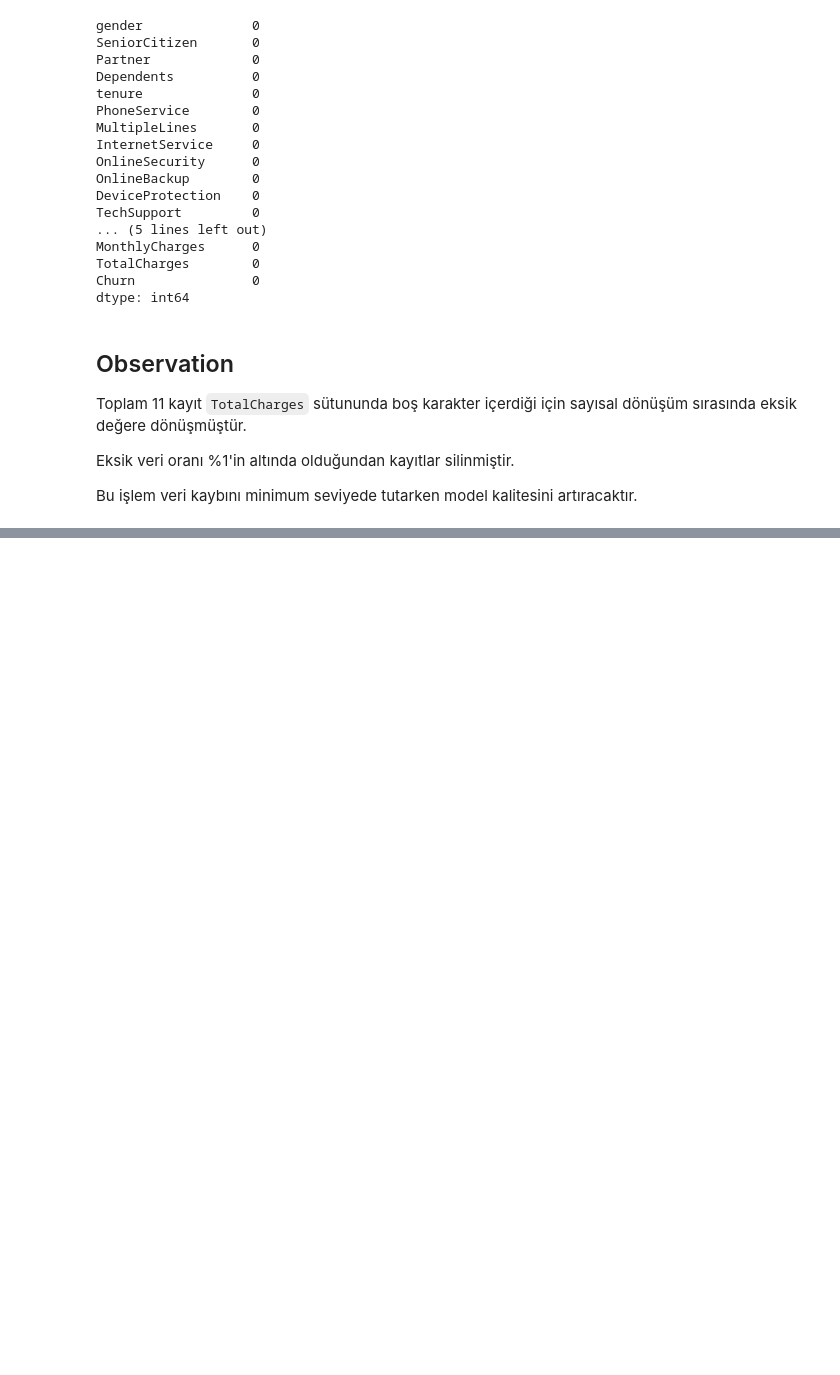
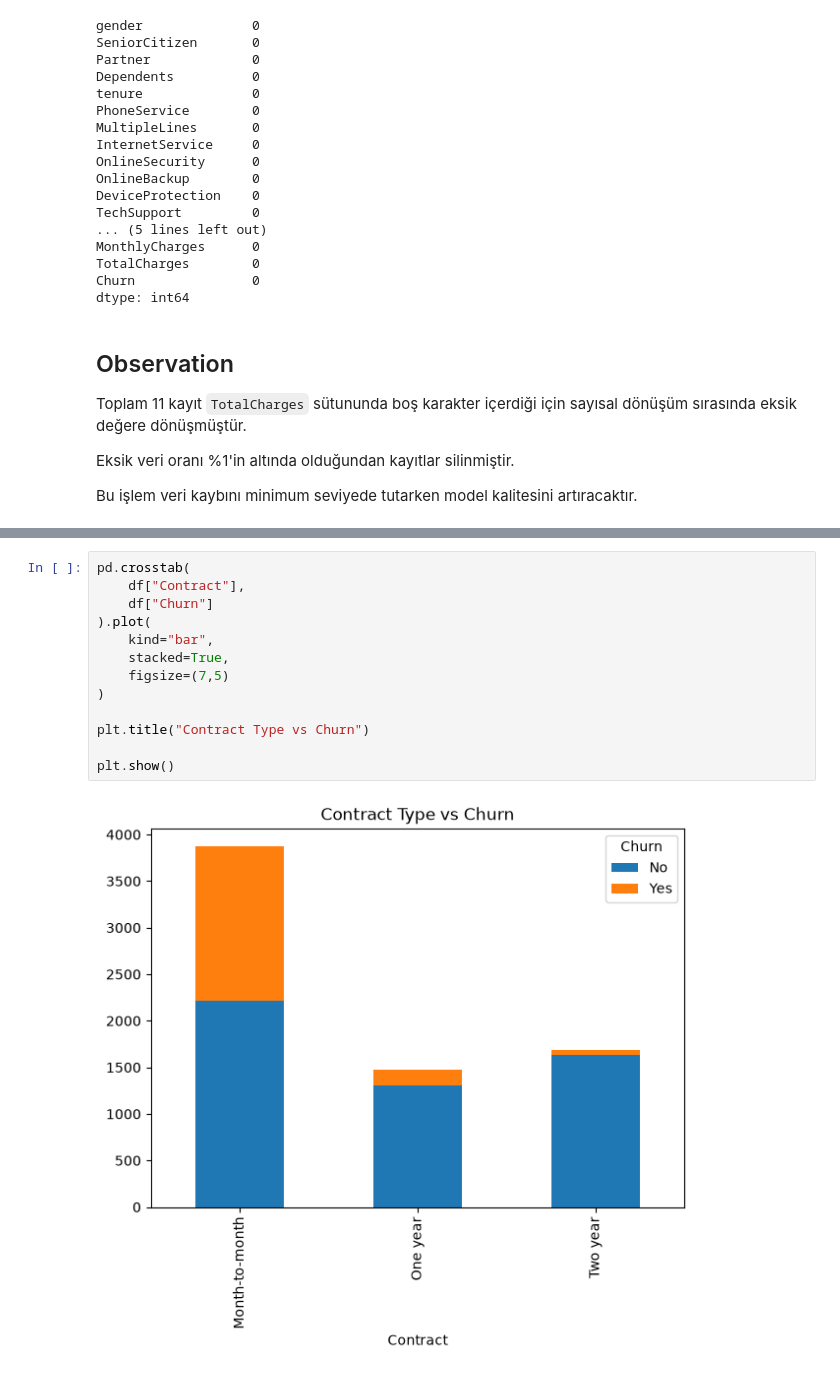
Before and after one commit to YandY78/butunleme-projesi-muhammed_beraa_erdem, a Jupyter notebook: notebooks/01_Data_Exploration.ipynb, the cells around one changed output, grey strips where cells are left out. Cells and saved outputs as stored; diff of their text form; blank space fills up the shorter version.

```diff
--- a/notebooks/01_Data_Exploration.ipynb
+++ b/notebooks/01_Data_Exploration.ipynb
@@ -249,0 +408,15 @@ Bu işlem veri kaybını minimum seviyede tutarken model kalitesini artıracakt
+# %%
+pd.crosstab(
+    df["Contract"],
+    df["Churn"]
+).plot(
+    kind="bar",
+    stacked=True,
+    figsize=(7,5)
+)
+
+plt.title("Contract Type vs Churn")
+
+plt.show()
+# %% [output]
+[figure, added]
```
Also changed, not shown: parts of 20 cells of this notebook.
